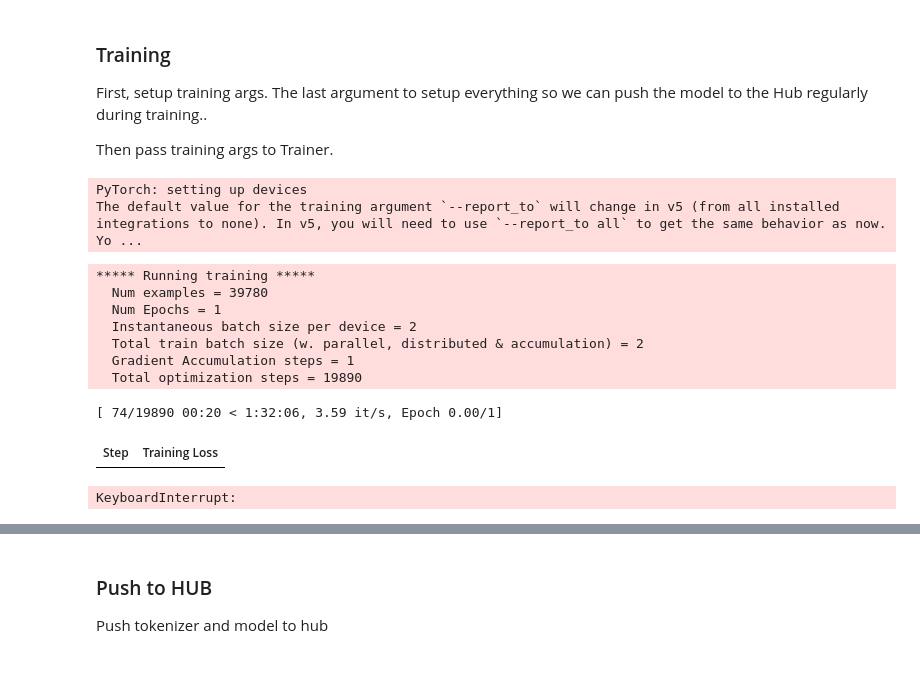
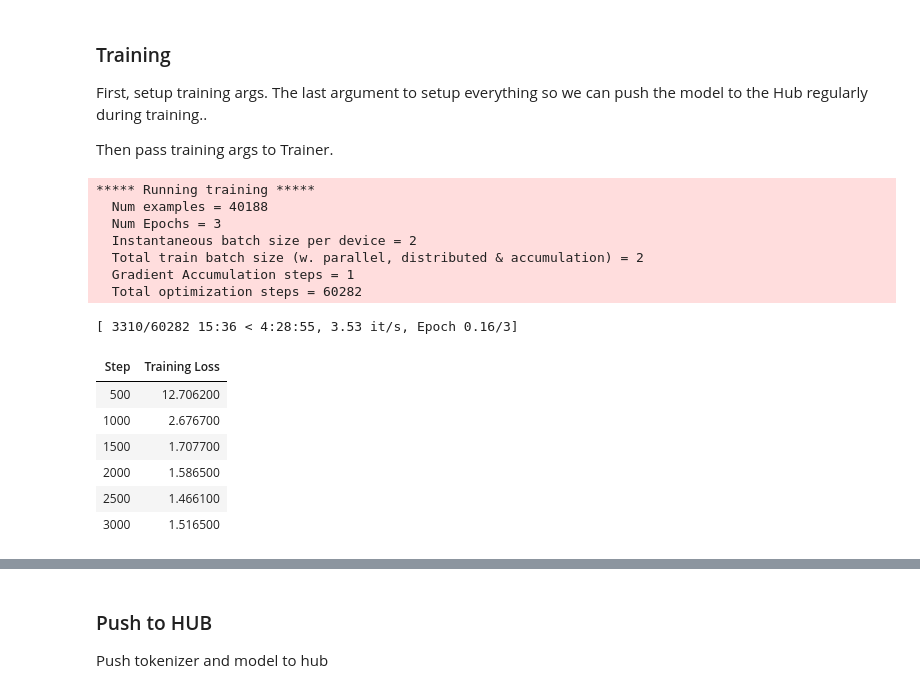
Before and after one commit to AntonClaesson/MoviePlotGeneration, a Jupyter notebook: kw2sentence.ipynb, the cells around one changed output, grey strips where cells are left out. Drawn from its saved outputs; the diff is of its cells as text; code cells hidden in the pictures.

Commit message:
training start

```diff
--- a/kw2sentence.ipynb
+++ b/kw2sentence.ipynb
@@ -101,7 +102,7 @@ data.head(None)
 # %%
 # Load dataset from text file called "data.txt" and split into train/val
 datasets = load_dataset("text", data_files="data.txt")['train']
-datasets = datasets.train_test_split(train_size=0.975, seed=42)
+datasets = datasets.train_test_split(train_size=0.985, seed=42)
 datasets['validation'] = datasets.pop('test')
 datasets
 # %% [output]
@@ -248,7 +252,7 @@ def compute_metrics(eval_pred):
     # Calculate perplexity https://huggingface.co/transformers/perplexity.html
     # "the exponentiation of the cross-entropy between the data and model predictions."
 
-    perplexity = math.exp(ce_loss(logits))
+    perplexity = math.exp(ce_loss(logits, labels))
 
     return {'perplexity': perplexity}
 # %%
@@ -258,7 +262,7 @@ batch_size = 2 # 1:34:39 for one epoch (no evaluation steps) with batch_size = 2
 training_args = TrainingArguments(
     finetuned_model_name,
     evaluation_strategy = "no",
-    num_train_epochs=1,
+    num_train_epochs=3,
     learning_rate=1e-6,
     weight_decay=0.01,
     per_device_train_batch_size=batch_size,
@@ -276,19 +280,25 @@ trainer = Trainer(
     compute_metrics=compute_metrics,
     callbacks=[SaveTokenizer],
 )
-# %% [output]
-PyTorch: setting up devices
-The default value for the training argument `--report_to` will change in v5 (from all installed integrations to none). In v5, you will need to use `--report_to all` to get the same behavior as now. Yo ...
 # %%
 train_results=trainer.train()
+pickle.dump(train_results, open("train_results.pickle", "wb")) #Load: train_results = pickle.load(open("train_results.pickle", "rb"))
+
+model.save_pretrained(f"./{finetuned_model_name}/")
+tokenizer.save_pretrained(f"./{finetuned_model_name}/")
 # %% [output]
 ***** Running training *****
-  Num examples = 39780
-  Num Epochs = 1
+  Num examples = 40188
+  Num Epochs = 3
   Instantaneous batch size per device = 2
   Total train batch size (w. parallel, distributed & accumulation) = 2
   Gradient Accumulation steps = 1
-  Total optimization steps = 19890
+  Total optimization steps = 60282
-[ 74/19890 00:20 < 1:32:06, 3.59 it/s, Epoch 0.00/1]
+[ 3310/60282 15:36 < 4:28:55, 3.53 it/s, Epoch 0.16/3]
 | Step | Training Loss |
+| 500 | 12.706200 |
+| 1000 | 2.676700 |
+| 1500 | 1.707700 |
+| 2000 | 1.586500 |
+| 2500 | 1.466100 |
+| 3000 | 1.516500 |
-KeyboardInterrupt:
```
Also changed, not shown: parts of 10 cells of this notebook, 1 other file.
